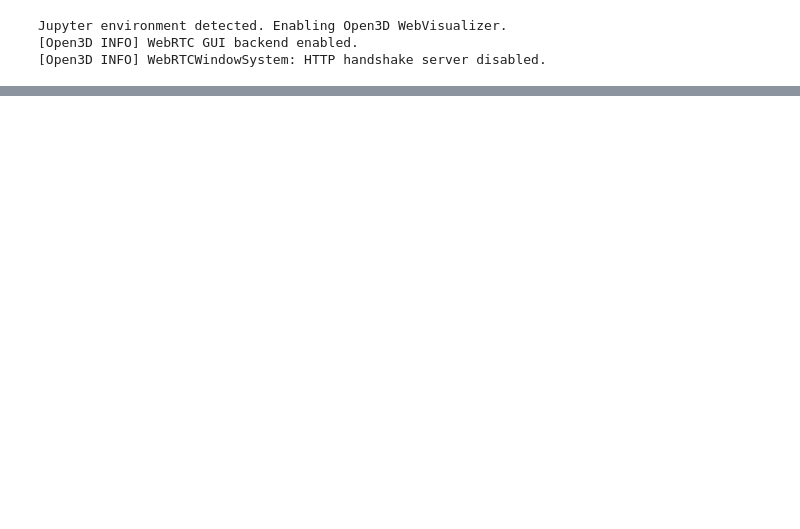
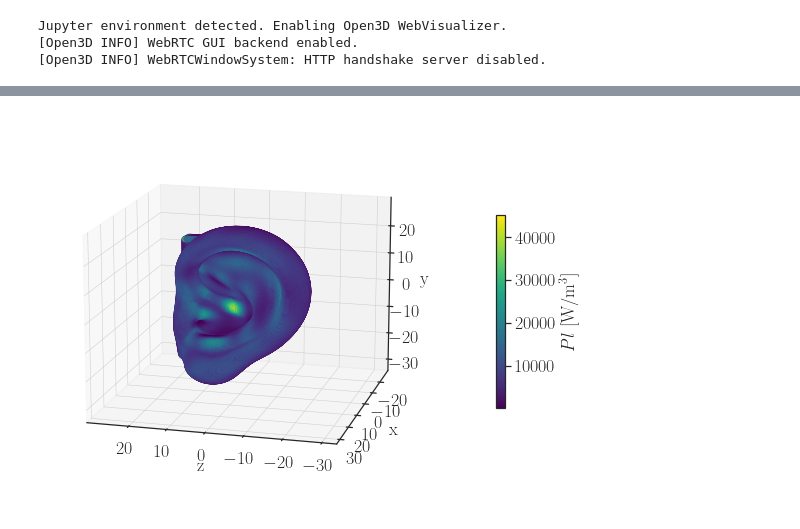
Before and after one commit to akapet00/EMF-exposure-analysis, a Jupyter notebook: playground/IEEE-J-ERM_paper/01_APD_Poynting.ipynb, the cells around one changed output, grey strips where cells are left out. Saved outputs shown, nothing was run; the diff lists cells and outputs as text; code cells hidden in the pictures; blank space fills up the shorter version.

```diff
--- a/playground/IEEE-J-ERM_paper/01_APD_Poynting.ipynb
+++ b/playground/IEEE-J-ERM_paper/01_APD_Poynting.ipynb
@@ -125 +129,12 @@ cframe = o3d.geometry.TriangleMesh.create_coordinate_frame(
+# %%
+set_colorblind()
+fig_config(latex=True, scaler=2, text_size=18)
+label = '$Pl$ [W/m$^3$]'
+fig, ax = scatter_3d({'z': xyz_t[:, 2],
+                      'x': xyz_t[:, 0],
+                      'y': xyz_t[:, 1],
+                      label: Pl},
+                      elev=[15], azim=[105])
+# %% [output]
+[figure, added]
 # %%
```
Also changed, not shown: parts of 18 cells of this notebook.
